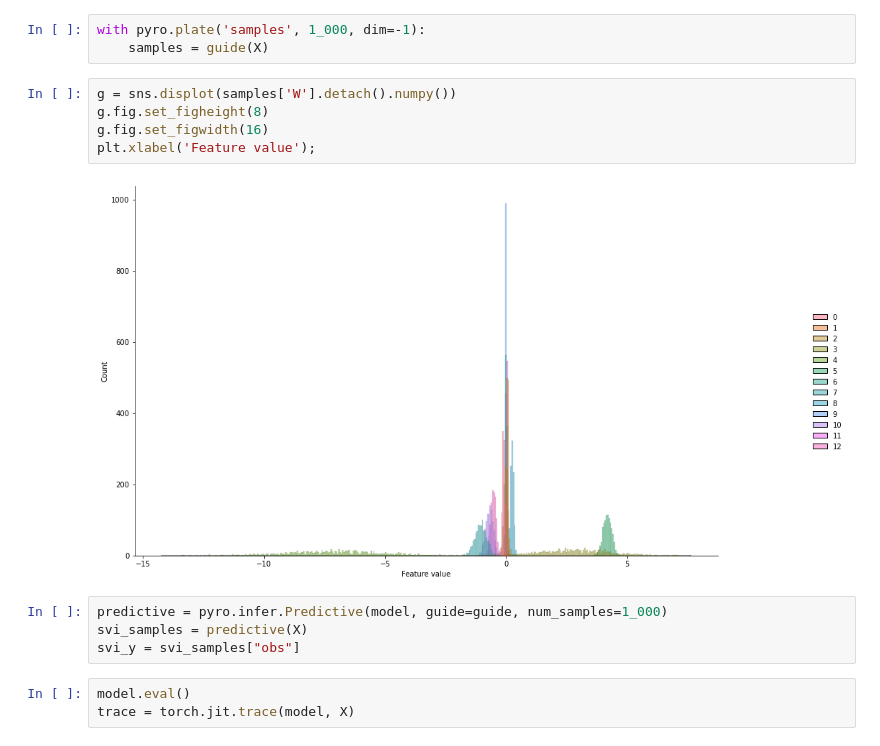
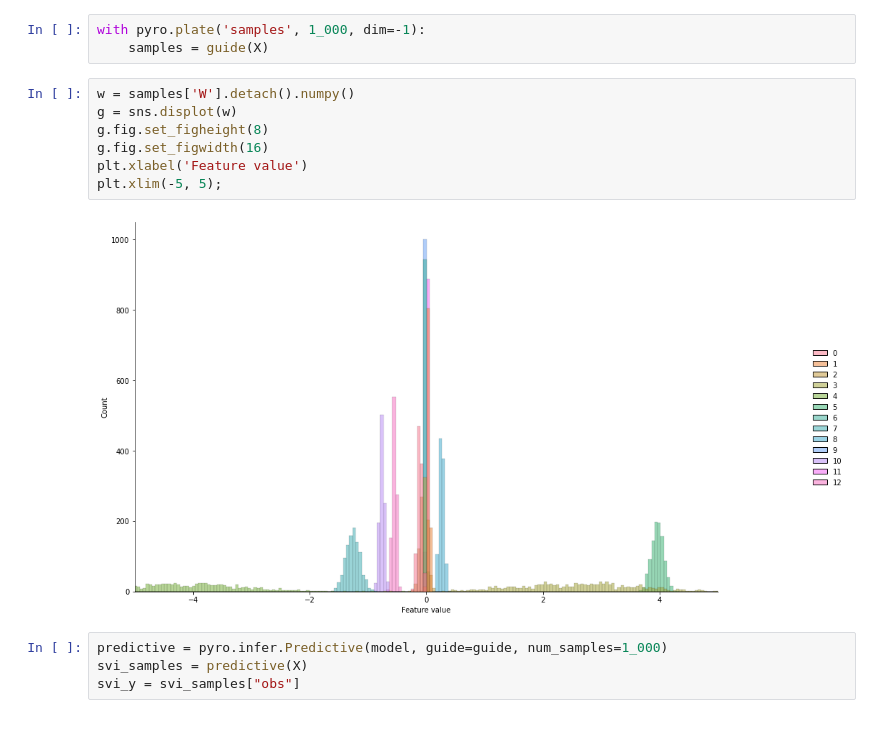
Before and after one commit to pyhh/pytorch-examples, a Jupyter notebook: pyro.ipynb, the cells around one changed output. Saved outputs shown, nothing was run; the diff lists cells and outputs as text.

```diff
--- a/pyro.ipynb
+++ b/pyro.ipynb
@@ -124,16 +133,15 @@ AutoMultivariateNormal.scale [0.09137114 0.0559552  0.02263938 0.0802094  1.4306
 with pyro.plate('samples', 1_000, dim=-1):
     samples = guide(X)
 # %%
-g = sns.displot(samples['W'].detach().numpy())
+w = samples['W'].detach().numpy()
+g = sns.displot(w)
 g.fig.set_figheight(8)
 g.fig.set_figwidth(16)
-plt.xlabel('Feature value');
+plt.xlabel('Feature value')
+plt.xlim(-5, 5);
 # %% [output]
-[figure, old version]
+[figure, new version]
 # %%
 predictive = pyro.infer.Predictive(model, guide=guide, num_samples=1_000)
 svi_samples = predictive(X)
 svi_y = svi_samples["obs"]
-# %%
-model.eval()
-trace = torch.jit.trace(model, X)
```
Also changed, not shown: parts of 21 cells of this notebook, 1 other file.
